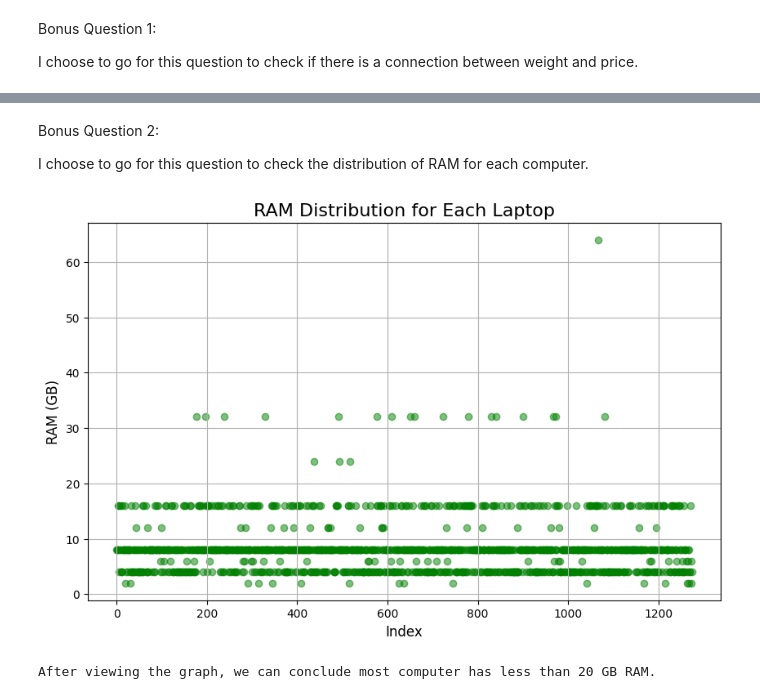
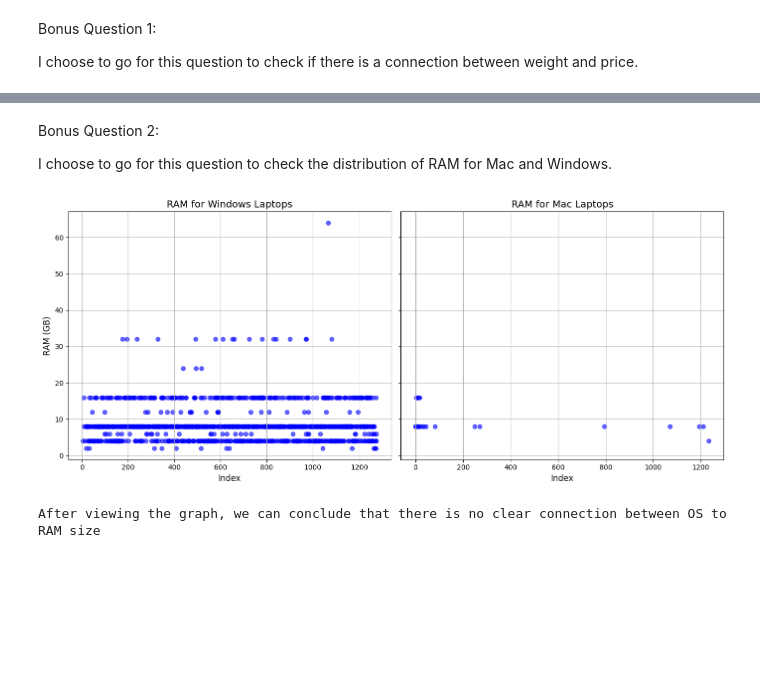
Before and after one commit to GITCODEME123/MINIPROJECT1, a Jupyter notebook: mini_project.ipynb, the cells around one changed output, grey strips where cells are left out. Drawn from its saved outputs; the diff is of its cells as text; code cells hidden in the pictures; blank space fills up the shorter version.

```diff
--- a/mini_project.ipynb
+++ b/mini_project.ipynb
@@ -281,20 +281,38 @@ After viewing the graph, we can conclude that there is no clear connection betwe
 # %% [markdown]
 Bonus Question 2:
 
-I choose to go for this question to check the distribution of RAM for each computer.
+I choose to go for this question to check the distribution of RAM for Mac and Windows.
-# %%
-# Plot the RAM distribution for each laptop using a scatter plot
-plt.figure(figsize=(10, 6))
-plt.scatter(df.index, df['RAM (GB)'], color='green', alpha=0.5)
-plt.title("RAM Distribution for Each Laptop", fontsize=16)
-plt.xlabel("Index", fontsize=12)
-plt.ylabel("RAM (GB)", fontsize=12)
-plt.grid(True)
-
-# Show the plot
-plt.show()
-
-print('After viewing the graph, we can conclude most computer has less than 20 GB RAM.')
-# %% [output]
-[figure, removed]
-After viewing the graph, we can conclude most computer has less than 20 GB RAM.
+# %%
+# Filter the dataset to include only laptops with 'Windows' and 'Mac' operating systems
+windows_mac_df = df[df['OpSys'].isin(['Windows', 'Mac'])]
+
+# Separate Windows and Mac data
+windows_data = windows_mac_df[windows_mac_df['OpSys'] == 'Windows']
+mac_data = windows_mac_df[windows_mac_df['OpSys'] == 'Mac']
+
+# Create a figure with 2 subplots
+fig, ax = plt.subplots(1, 2, figsize=(14, 6), sharey=True)  # Share Y-axis for easy comparison
+
+# Plot for Windows laptops
+ax[0].scatter(windows_data.index, windows_data['RAM (GB)'], color='blue', alpha=0.6)
+ax[0].set_title('RAM for Windows Laptops', fontsize=14)
+ax[0].set_xlabel('Index', fontsize=12)
+ax[0].set_ylabel('RAM (GB)', fontsize=12)
+ax[0].grid(True)
+
+# Plot for Mac laptops
+ax[1].scatter(mac_data.index, mac_data['RAM (GB)'], color='blue', alpha=0.6)
+ax[1].set_title('RAM for Mac Laptops', fontsize=14)
+ax[1].set_xlabel('Index', fontsize=12)
+ax[1].grid(True)
+
+# Adjust layout for better appearance
+plt.tight_layout()
+
+# Show the plots
+plt.show()
+
+print('After viewing the graph, we can conclude that there is no clear connection between OS to RAM size')
+# %% [output]
+[figure, added]
+After viewing the graph, we can conclude that there is no clear connection between OS to RAM size
```
Also changed, not shown: parts of 4 cells of this notebook.
